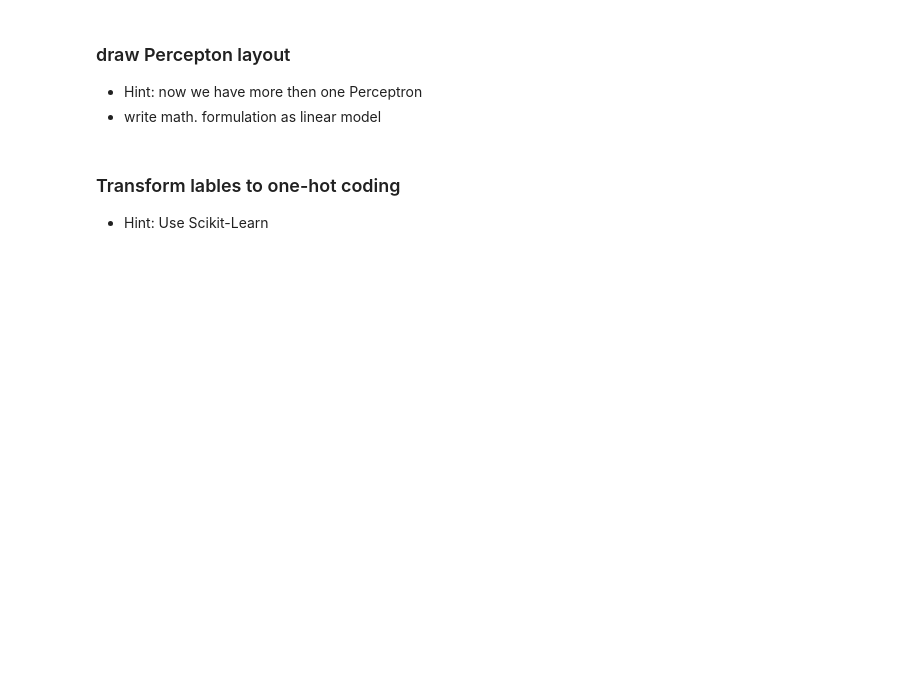
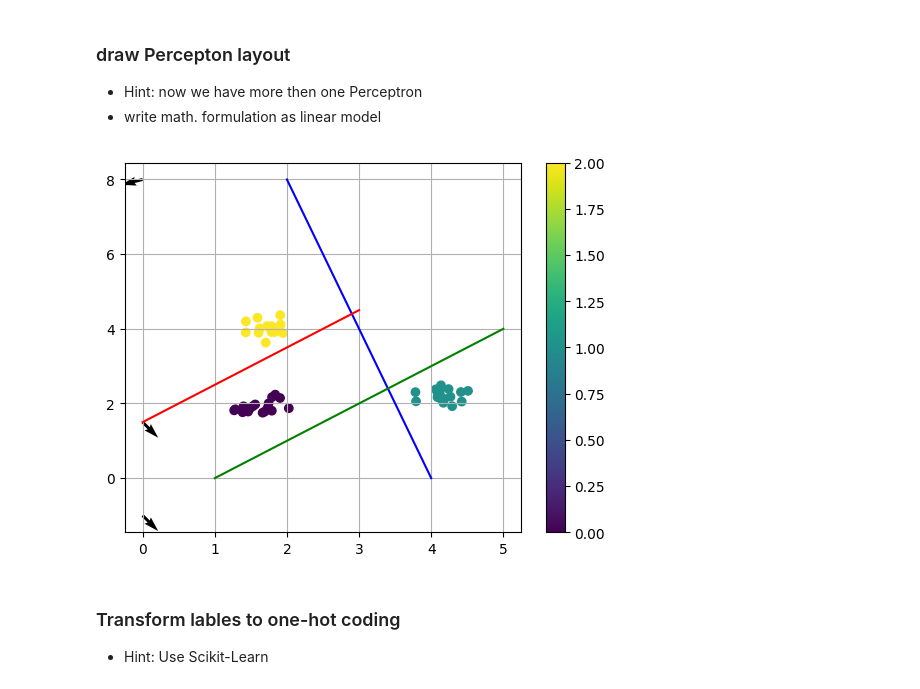
Before and after one commit to derSchaukler/DeepLearning25-new, a Jupyter notebook: week_2/Aufgabe_2_Multi_Class_Perceptrons.ipynb, the cells around one changed output. Drawn from its saved outputs; the diff is of its cells as text; code cells hidden in the pictures; blank space fills up the shorter version.

Commit message:
add Diagramm with the 3 Percetron

```diff
--- a/week_2/Aufgabe_2_Multi_Class_Perceptrons.ipynb
+++ b/week_2/Aufgabe_2_Multi_Class_Perceptrons.ipynb
@@ -16,6 +67,33 @@ plt.colorbar()
 ### draw Percepton layout
 * Hint: now we have more then one Perceptron
 * write math. formulation as linear model
+# %%
+#part 1: find slope and intercept by using the visualization
+w1=np.array([-2,-0.5])
+b1=8
+w2=np.array([1,-1])
+b2=1.5
+w3=np.array([1,-1])
+b3=-1
+
+# Erstelle den Plot für die Datenpunkte
+fig, ax = plt.subplots()  # Erzeuge Figure und Axes Objekt
+plt.scatter(X[:,0],X[:,1],c=y)
+plt.colorbar()
+
+# Plotte die Linien im selben Subplot (ax)
+line1 = plot_line_from_normal_vector_and_offset(w1, b1, color='blue', x_range=[2,4], ax=ax)  # ax als Argument übergeben
+line2 = plot_line_from_normal_vector_and_offset(w2, b2, color='red', x_range=[0,3], ax=ax)   # ax als Argument übergeben
+line3 = plot_line_from_normal_vector_and_offset(w3, b3, color='green', x_range=[1,5], ax=ax) # ax als Argument übergeben
+
+
+plt.quiver(0,b1,w1[0],w1[1])
+plt.quiver(0,b2,w2[0],w2[1])
+plt.quiver(0,b3,w3[0],w3[1])
+plt.grid()
+plt.show()
+# %% [output]
+[figure, added]
 # %% [markdown]
 ### Transform lables to one-hot coding
 * Hint: Use Scikit-Learn
```
Also changed, not shown: parts of 2 cells of this notebook.
